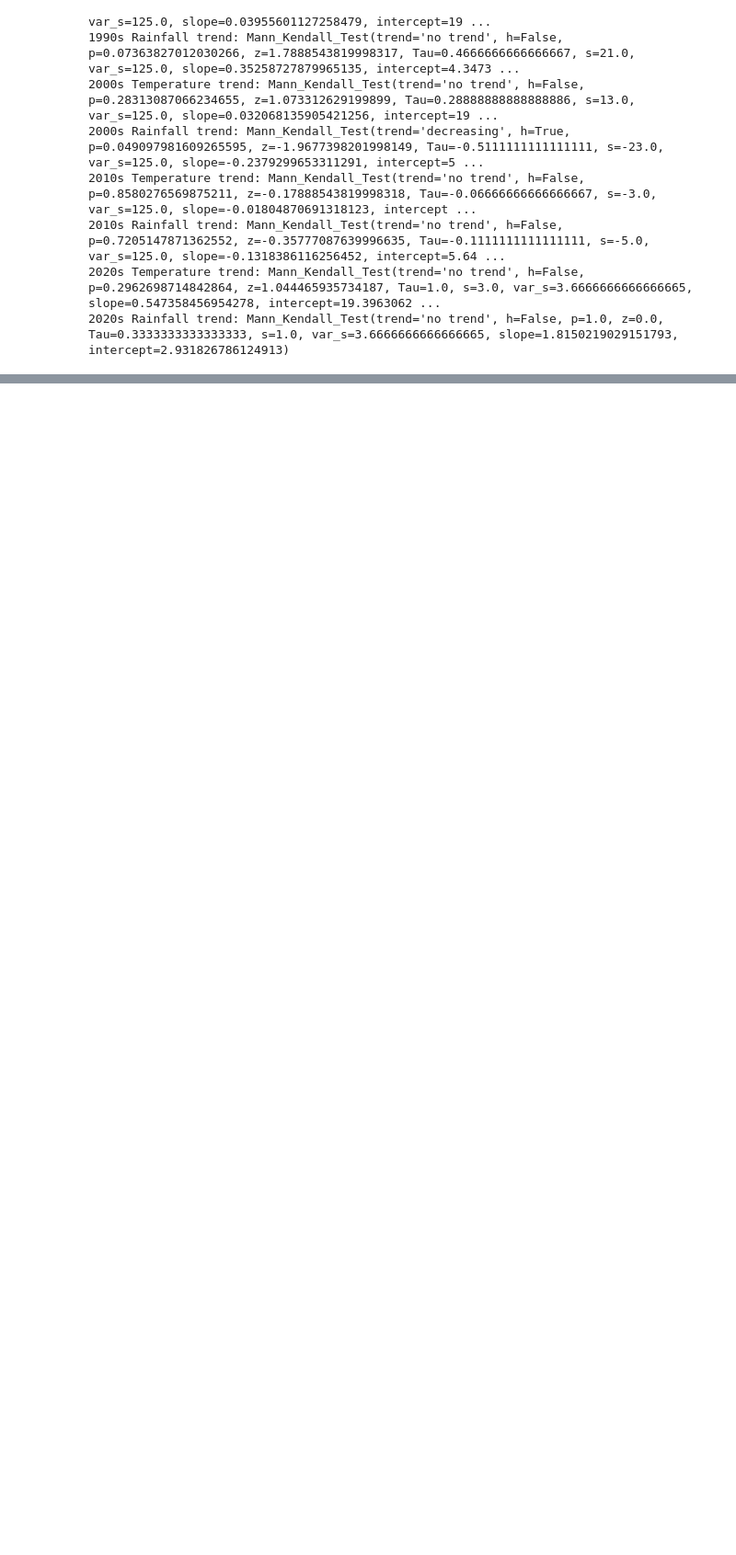
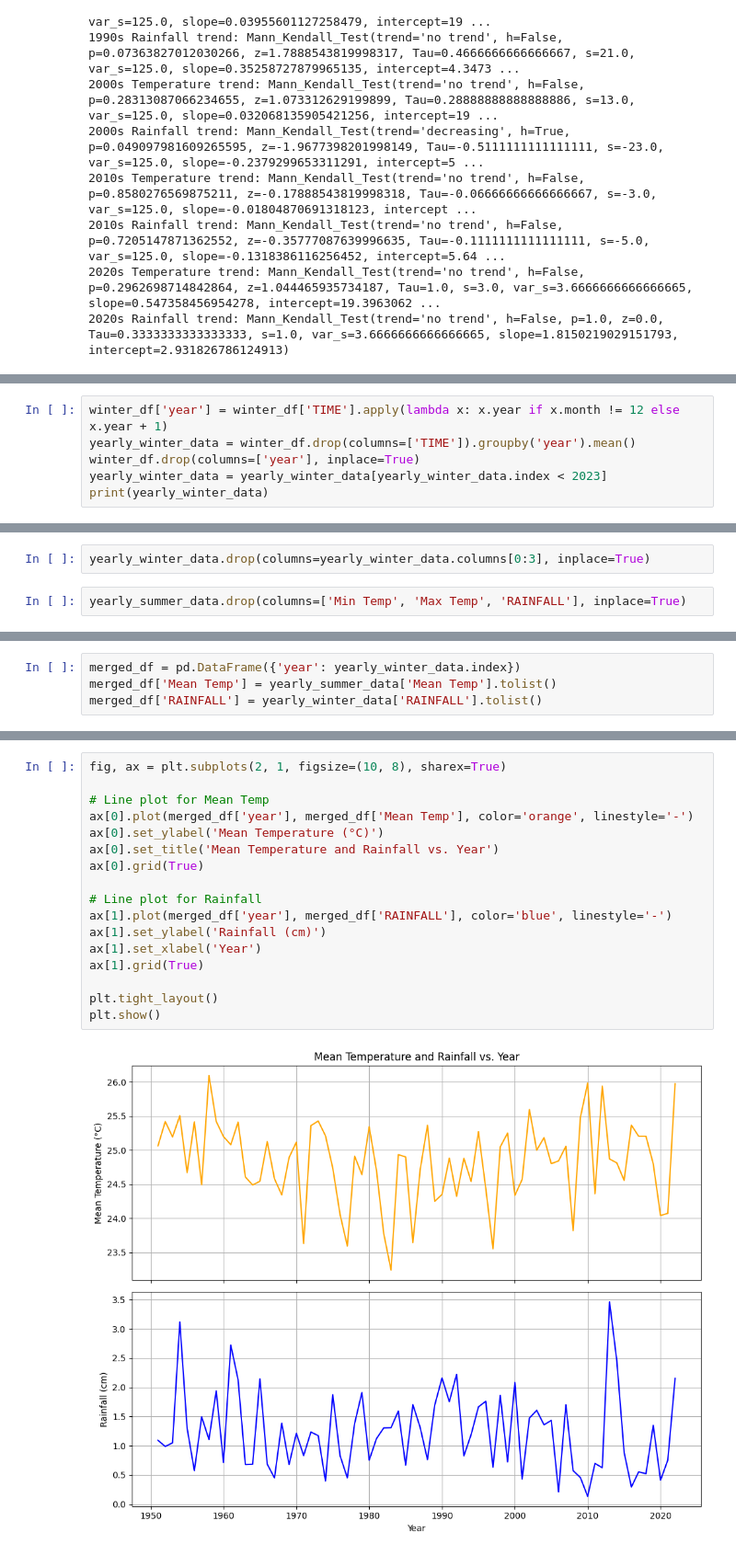
Before and after one commit to pranavkoka/Melting-Glaciers-Capstone, a Jupyter notebook: features.ipynb, the cells around one changed output, grey strips where cells are left out. Shown at 92% size. Cells and saved outputs as stored; diff of their text form; blank space fills up the shorter version.

```diff
--- a/features.ipynb
+++ b/features.ipynb
@@ -219,0 +364,6 @@ Full period Rainfall trend: Mann_Kendall_Test(trend='no trend', h=False, p=0.428
+# %%
+winter_df['year'] = winter_df['TIME'].apply(lambda x: x.year if x.month != 12 else x.year + 1)
+yearly_winter_data = winter_df.drop(columns=['TIME']).groupby('year').mean()
+winter_df.drop(columns=['year'], inplace=True)
+yearly_winter_data = yearly_winter_data[yearly_winter_data.index < 2023]
+print(yearly_winter_data)
@@ -219,0 +395,4 @@ Full period Rainfall trend: Mann_Kendall_Test(trend='no trend', h=False, p=0.428
+# %%
+yearly_winter_data.drop(columns=yearly_winter_data.columns[0:3], inplace=True)
+# %%
+yearly_summer_data.drop(columns=['Min Temp', 'Max Temp', 'RAINFALL'], inplace=True)
@@ -219,0 +419,4 @@ Full period Rainfall trend: Mann_Kendall_Test(trend='no trend', h=False, p=0.428
+# %%
+merged_df = pd.DataFrame({'year': yearly_winter_data.index})
+merged_df['Mean Temp'] = yearly_summer_data['Mean Temp'].tolist()
+merged_df['RAINFALL'] = yearly_winter_data['RAINFALL'].tolist()
@@ -219,0 +439,19 @@ Full period Rainfall trend: Mann_Kendall_Test(trend='no trend', h=False, p=0.428
+# %%
+fig, ax = plt.subplots(2, 1, figsize=(10, 8), sharex=True)
+
+# Line plot for Mean Temp
+ax[0].plot(merged_df['year'], merged_df['Mean Temp'], color='orange', linestyle='-')
+ax[0].set_ylabel('Mean Temperature (°C)')
+ax[0].set_title('Mean Temperature and Rainfall vs. Year')
+ax[0].grid(True)
+
+# Line plot for Rainfall
+ax[1].plot(merged_df['year'], merged_df['RAINFALL'], color='blue', linestyle='-')
+ax[1].set_ylabel('Rainfall (cm)')
+ax[1].set_xlabel('Year')
+ax[1].grid(True)
+
+plt.tight_layout()
+plt.show()
+# %% [output]
+[figure, added]
```
Also changed, not shown: parts of 17 cells of this notebook, 2 other files.
